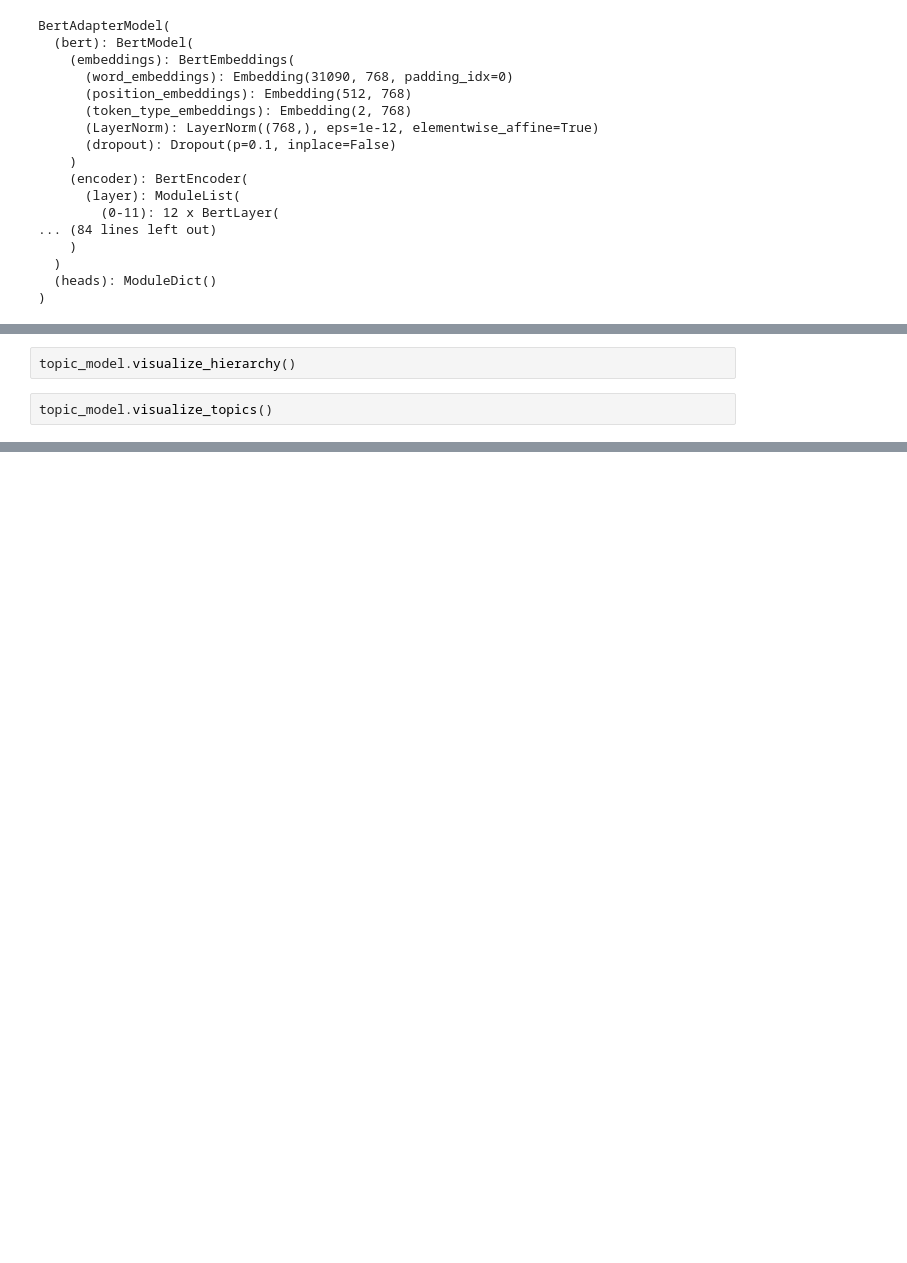
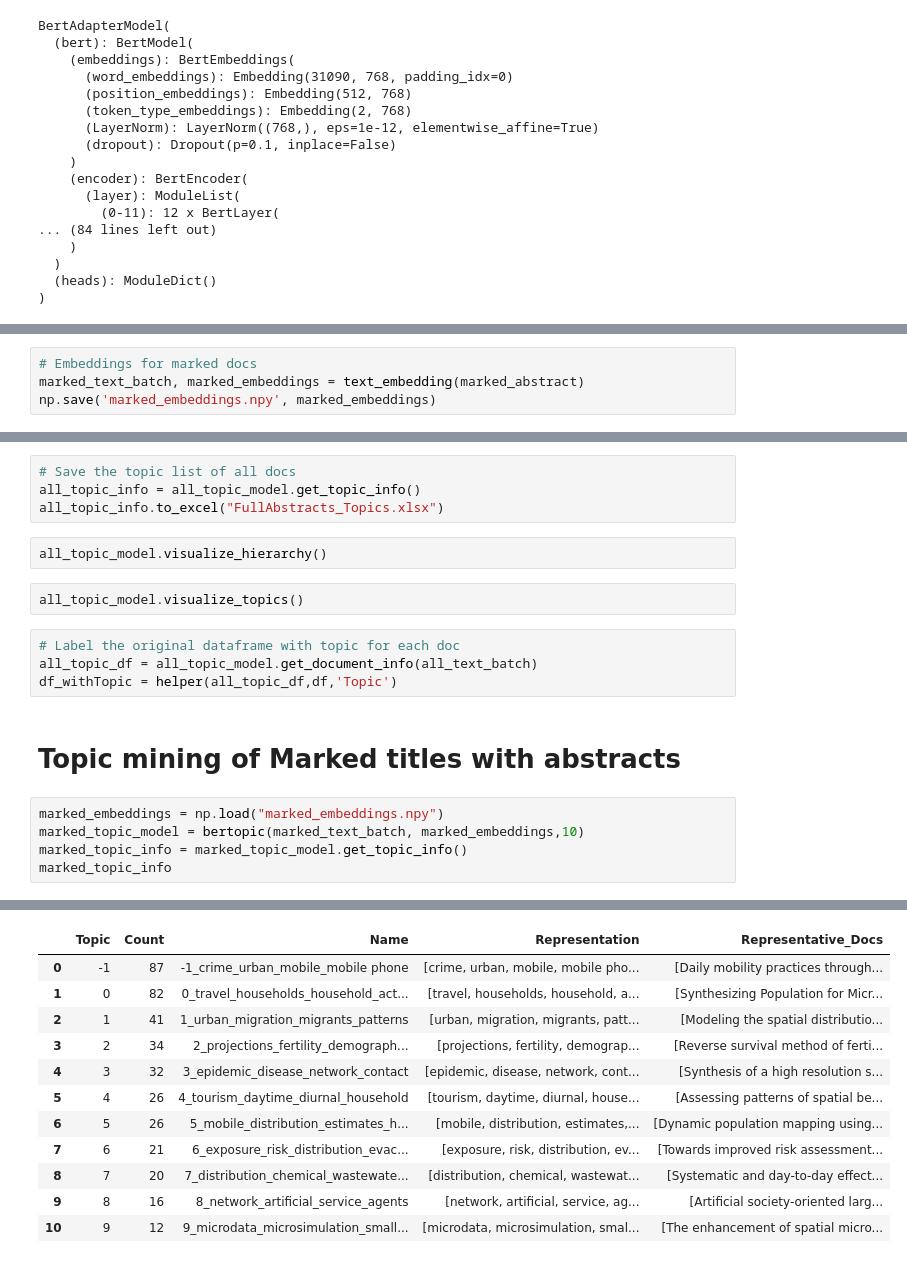
Before and after one commit to geogr-muni/Bertopic, a Jupyter notebook: prism_synpop.ipynb, the cells around one changed output, grey strips where cells are left out. Drawn from its saved outputs; the diff is of its cells as text; blank space fills up the shorter version.

```diff
--- a/prism_synpop.ipynb
+++ b/prism_synpop.ipynb
@@ -100,0 +113,4 @@ embeddings = torch.cat(all_embeddings, dim=0)
+# %%
+# Embeddings for marked docs
+marked_text_batch, marked_embeddings = text_embedding(marked_abstract)
+np.save('marked_embeddings.npy', marked_embeddings)
@@ -184,4 +234,20 @@ topic_info
+# %%
+# Save the topic list of all docs
+all_topic_info = all_topic_model.get_topic_info()
+all_topic_info.to_excel("FullAbstracts_Topics.xlsx")
 # %%
-topic_model.visualize_hierarchy()
+all_topic_model.visualize_hierarchy()
 # %%
-topic_model.visualize_topics()
+all_topic_model.visualize_topics()
+# %%
+# Label the original dataframe with topic for each doc
+all_topic_df = all_topic_model.get_document_info(all_text_batch)
+df_withTopic = helper(all_topic_df,df,'Topic')
+# %% [markdown]
+# Topic mining of Marked titles with abstracts
+# %%
+marked_embeddings = np.load("marked_embeddings.npy")
+marked_topic_model = bertopic(marked_text_batch, marked_embeddings,10)
+marked_topic_info = marked_topic_model.get_topic_info()
+marked_topic_info
+# %% [output]
@@ -187,0 +260,12 @@ topic_model.visualize_topics()
+|  | Topic | Count | Name | Representation | Representative_Docs |
+| 0 | -1 | 87 | -1_crime_urban_mobile_mobile phone | [crime, urban, mobile, mobile pho... | [Daily mobility practices through... |
+| 1 | 0 | 82 | 0_travel_households_household_act... | [travel, households, household, a... | [Synthesizing Population for Micr... |
+| 2 | 1 | 41 | 1_urban_migration_migrants_patterns | [urban, migration, migrants, patt... | [Modeling the spatial distributio... |
+| 3 | 2 | 34 | 2_projections_fertility_demograph... | [projections, fertility, demograp... | [Reverse survival method of ferti... |
+| 4 | 3 | 32 | 3_epidemic_disease_network_contact | [epidemic, disease, network, cont... | [Synthesis of a high resolution s... |
+| 5 | 4 | 26 | 4_tourism_daytime_diurnal_household | [tourism, daytime, diurnal, house... | [Assessing patterns of spatial be... |
+| 6 | 5 | 26 | 5_mobile_distribution_estimates_h... | [mobile, distribution, estimates,... | [Dynamic population mapping using... |
+| 7 | 6 | 21 | 6_exposure_risk_distribution_evac... | [exposure, risk, distribution, ev... | [Towards improved risk assessment... |
+| 8 | 7 | 20 | 7_distribution_chemical_wastewate... | [distribution, chemical, wastewat... | [Systematic and day-to-day effect... |
+| 9 | 8 | 16 | 8_network_artificial_service_agents | [network, artificial, service, ag... | [Artificial society-oriented larg... |
+| 10 | 9 | 12 | 9_microdata_microsimulation_small... | [microdata, microsimulation, smal... | [The enhancement of spatial micro... |
```
Also changed, not shown: parts of 27 cells of this notebook, 6 other files.
